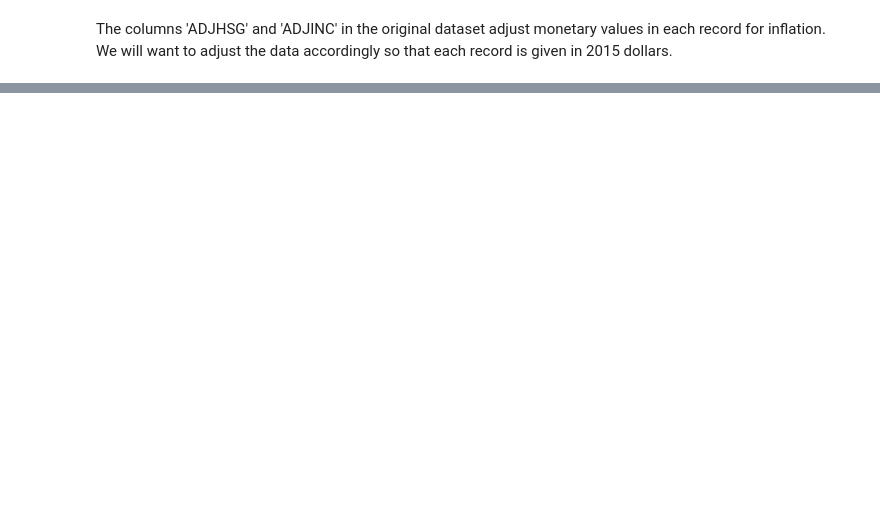
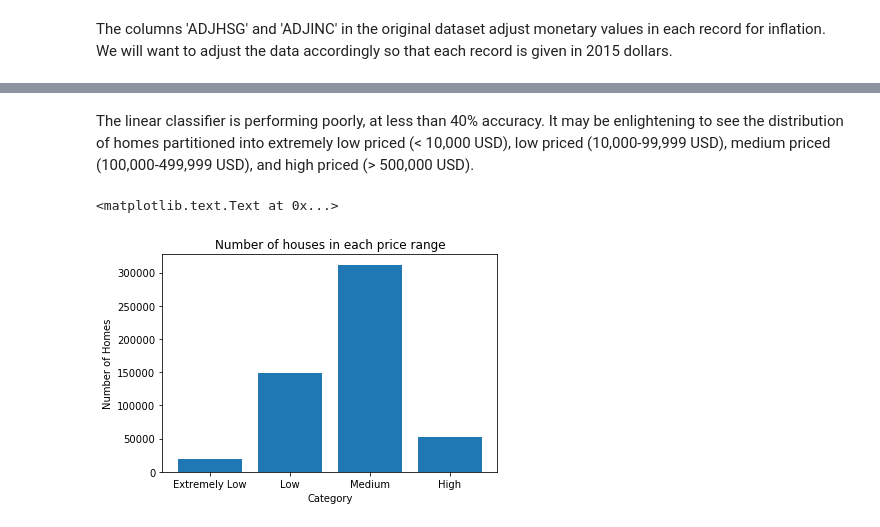
Before and after one commit to hbrumley/Home_Value_Analysis, a Jupyter notebook: Capstone_Housing.ipynb, the cells around one changed output, grey strips where cells are left out. Drawn from its saved outputs; the diff is of its cells as text; code cells hidden in the pictures; blank space fills up the shorter version.

```diff
--- a/Capstone_Housing.ipynb
+++ b/Capstone_Housing.ipynb
@@ -105,0 +107,2 @@ for col in ["Family_Income", "Household_Income"]:
+# %%
+cols['Mobile_Home'] = pd.Series(dat.BLD == 1, dtype = 'int')
@@ -105,0 +111,2 @@ for col in ["Family_Income", "Household_Income"]:
+# %%
+cols['Crowding'] = cols.Num_People / cols.Num_Rooms
@@ -106 +115,3 @@ for col in ["Family_Income", "Household_Income"]:
+# %%
+cols.Num_Rooms -= cols.Num_Bedrooms
 # %% [markdown]
@@ -110,5 +120,0 @@ Many machine learning algorithms are improved by normalizing the input data. sci
-# %%
-cols.reset_index(drop=True, inplace=True)
-Y = cols.Price
-X_names = [c for c in cols.columns if c != "Price"]
-X = cols[X_names]
@@ -297,0 +146,18 @@ Wall time: 36min 51s
+# %% [markdown]
+The linear classifier is performing poorly, at less than 40% accuracy. It may be enlightening to see the distribution of homes partitioned into extremely low priced (< 10,000 USD), low priced (10,000-99,999 USD), medium priced (100,000-499,999 USD), and high priced (> 500,000 USD).
+# %%
+%matplotlib inline
+
+cat_counts = [sum((Y>=a)&(Y<b)) for a,b in [(0,20000),
+                                            (20000,100000),
+                                            (100000,500000),
+                                            (500000,10**20)]]
+
+plt.bar(range(4),cat_counts)
+plt.xlabel("Category")
+plt.ylabel("Number of Homes")
+plt.xticks(range(4),["Extremely Low", "Low", "Medium", "High"])
+plt.title('Number of houses in each price range')
+# %% [output]
+<matplotlib.text.Text at 0x...>
+[figure, added]
```
Also changed, not shown: parts of 55 cells of this notebook.
